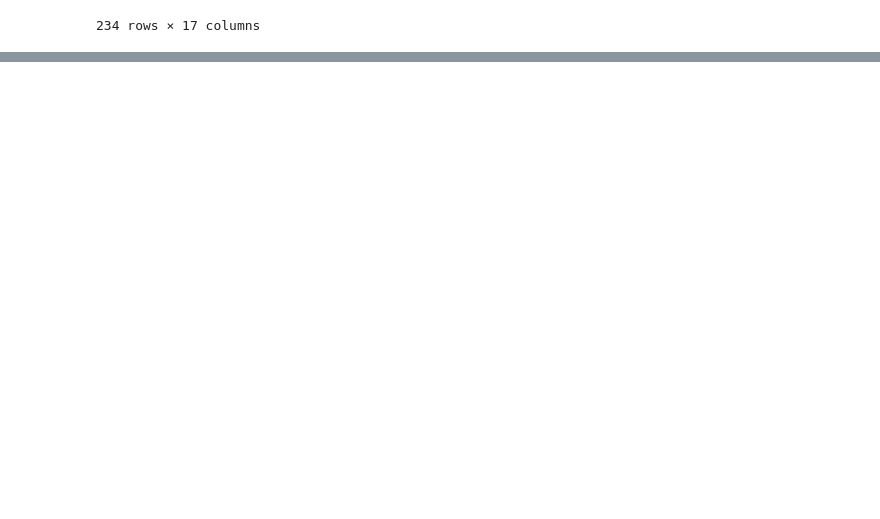
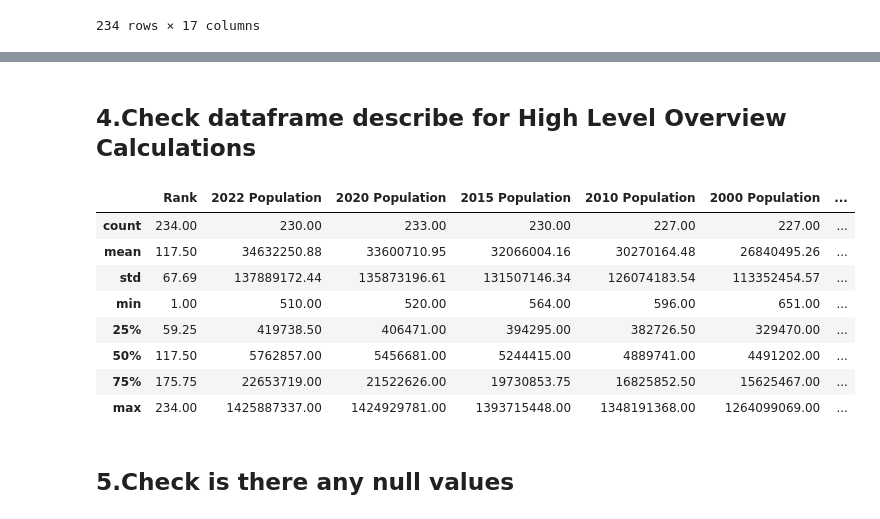
Before and after one commit to Pearl-15/EDA_in_Pandas, a Jupyter notebook: EDA_in_Pandas.ipynb, the cells around one changed output, grey strips where cells are left out. Drawn from its saved outputs; the diff is of its cells as text; code cells hidden in the pictures; blank space fills up the shorter version.

```diff
--- a/EDA_in_Pandas.ipynb
+++ b/EDA_in_Pandas.ipynb
@@ -25,0 +67,16 @@ df
+# %% [markdown]
+## 4.Check dataframe describe for High Level Overview Calculations
+# %%
+df.describe()
+# %% [output]
+|  | Rank | 2022 Population | 2020 Population | 2015 Population | 2010 Population | 2000 Population | ... |
+| count | 234.00 | 230.00 | 233.00 | 230.00 | 227.00 | 227.00 | ... |
+| mean | 117.50 | 34632250.88 | 33600710.95 | 32066004.16 | 30270164.48 | 26840495.26 | ... |
+| std | 67.69 | 137889172.44 | 135873196.61 | 131507146.34 | 126074183.54 | 113352454.57 | ... |
+| min | 1.00 | 510.00 | 520.00 | 564.00 | 596.00 | 651.00 | ... |
+| 25% | 59.25 | 419738.50 | 406471.00 | 394295.00 | 382726.50 | 329470.00 | ... |
+| 50% | 117.50 | 5762857.00 | 5456681.00 | 5244415.00 | 4889741.00 | 4491202.00 | ... |
+| 75% | 175.75 | 22653719.00 | 21522626.00 | 19730853.75 | 16825852.50 | 15625467.00 | ... |
+| max | 234.00 | 1425887337.00 | 1424929781.00 | 1393715448.00 | 1348191368.00 | 1264099069.00 | ... |
+# %% [markdown]
+## 5.Check is there any null values
```
Also changed, not shown: parts of 7 cells of this notebook.
